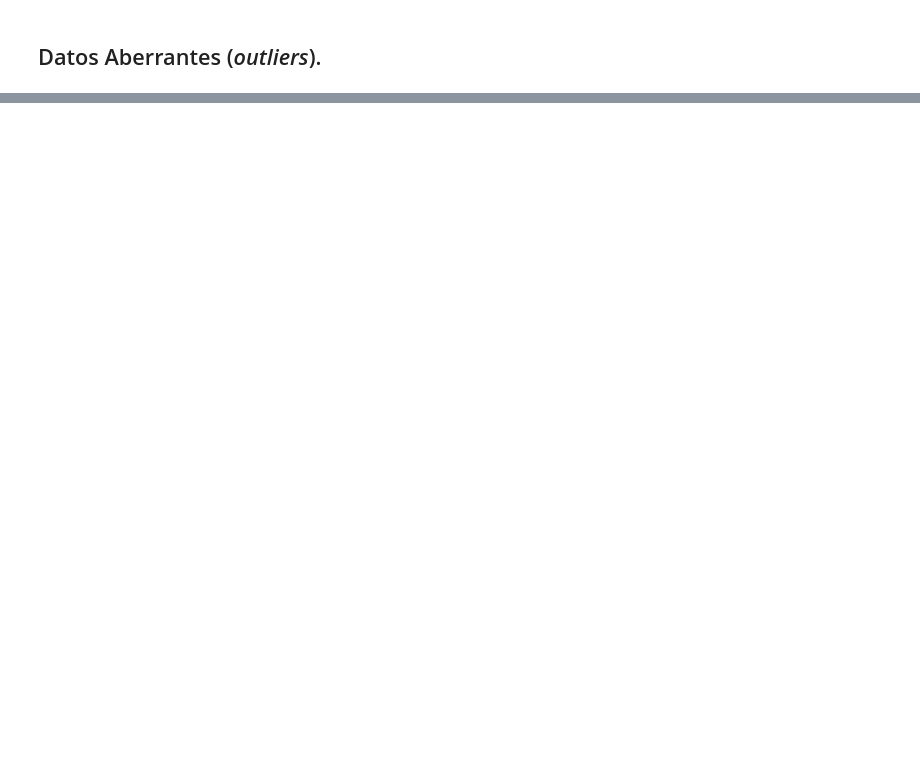
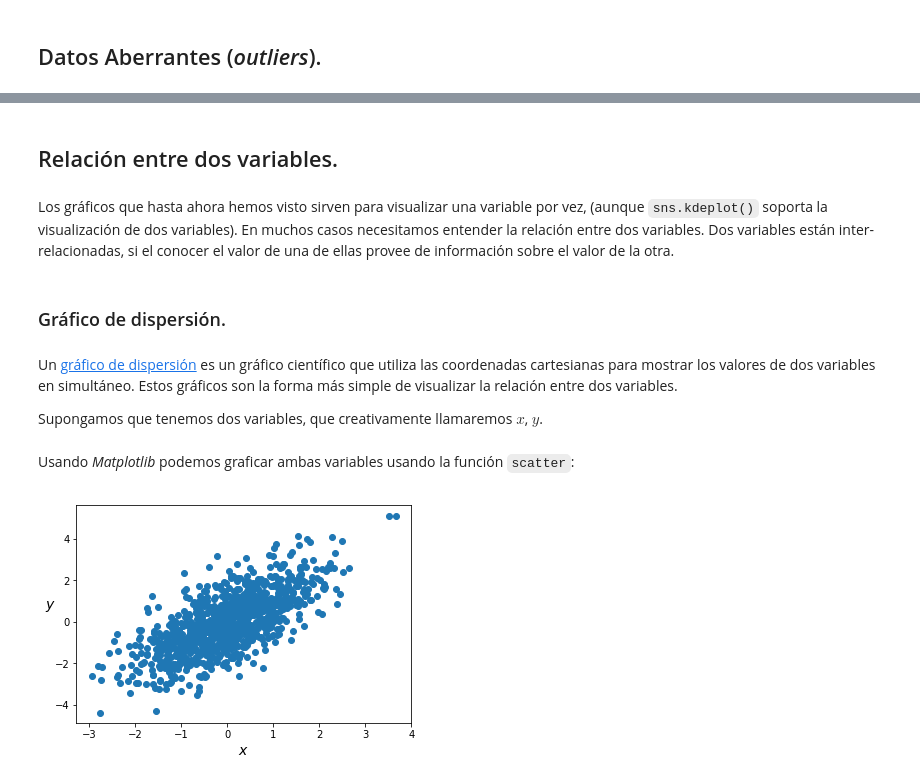
Before and after one commit to ejdecena/Herramientas-Python, a Jupyter notebook: 03_matplotlib.ipynb, the cells around one changed output, grey strips where cells are left out. Saved outputs shown, nothing was run; the diff lists cells and outputs as text; code cells hidden in the pictures; blank space fills up the shorter version.

```diff
--- a/03_matplotlib.ipynb
+++ b/03_matplotlib.ipynb
@@ -141,0 +180,22 @@ Los *datos aberrantes* (*outliers*) son valores que están muy alejados de la ma
+# %% [markdown]
+## Relación entre dos variables.
+# %% [markdown]
+Los gráficos que hasta ahora hemos visto sirven para visualizar una variable por vez, (aunque `sns.kdeplot()` soporta la visualización de dos variables). En muchos casos necesitamos entender la relación entre dos variables. Dos variables están inter-relacionadas, si el conocer el valor de una de ellas provee de información sobre el valor de la otra.
+# %% [markdown]
+### Gráfico de dispersión.
+# %% [markdown]
+Un [gráfico de dispersión](https://es.wikipedia.org/wiki/Diagrama_de_dispersión) es un gráfico científico que utiliza las coordenadas cartesianas para mostrar los valores de dos variables en simultáneo. Estos gráficos son la forma más simple de visualizar la relación entre dos variables.
+
+Supongamos que tenemos dos variables, que creativamente llamaremos $x$, $y$.
+# %%
+x = np.random.normal(size = 1000)
+y = np.random.normal(loc = x, scale = 1)
+# %% [markdown]
+Usando *Matplotlib* podemos graficar ambas variables usando la función `scatter`:
+# %%
+plt.scatter(x, y, alpha = 1)
+plt.xlabel('$x$', fontsize = 14)
+plt.ylabel('$y$', fontsize = 14, rotation = False)
+plt.show()
+# %% [output]
+[figure, added]
```
Also changed, not shown: parts of 23 cells of this notebook.
